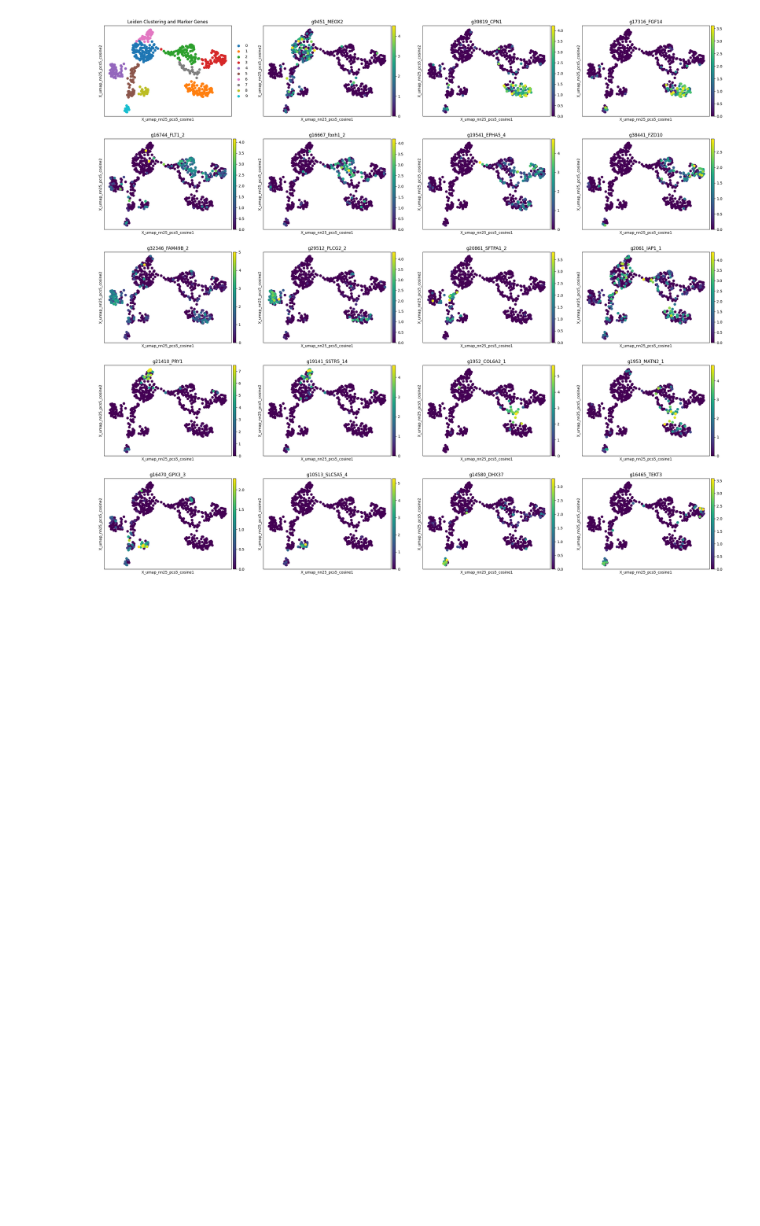
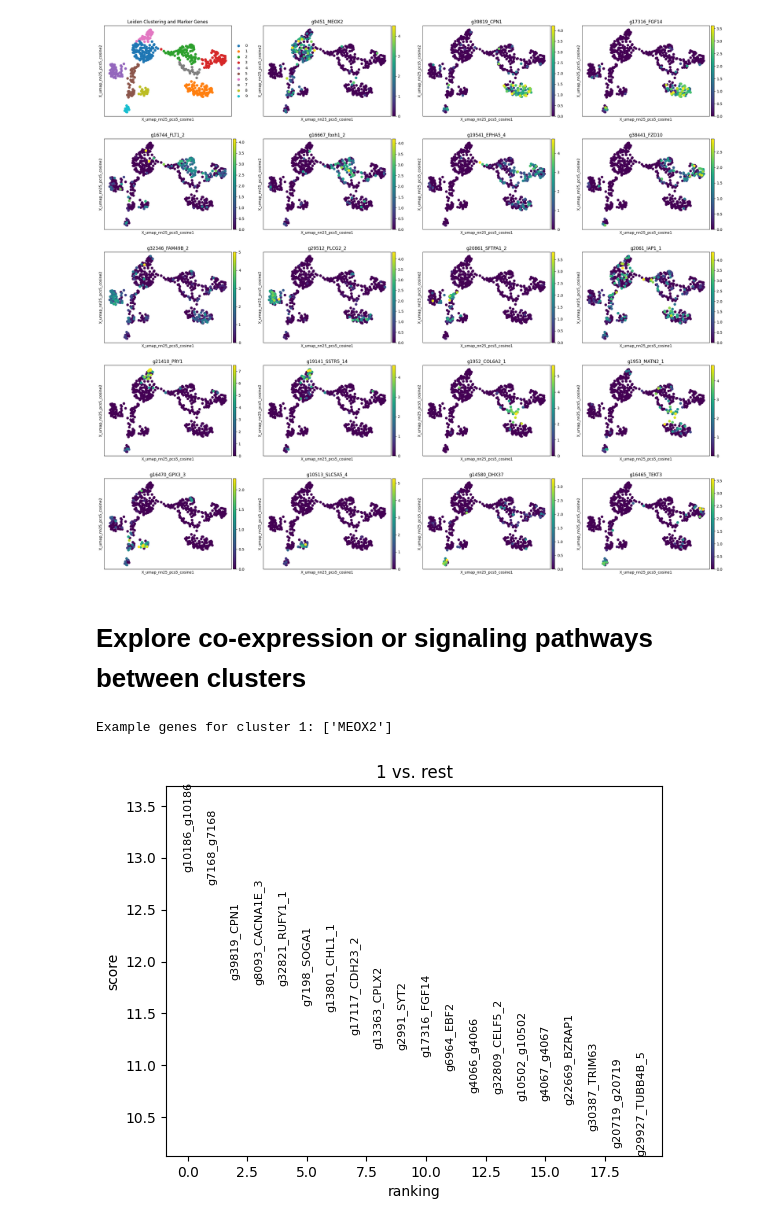
Before and after one commit to ateferos77/Butryllus_Brain_scRNAseq, a Jupyter notebook: Botryllus_dataset2_Base.ipynb, the cells around one changed output. Saved outputs shown, nothing was run; the diff lists cells and outputs as text; code cells hidden in the pictures; blank space fills up the shorter version.

```diff
--- a/Botryllus_dataset2_Base.ipynb
+++ b/Botryllus_dataset2_Base.ipynb
@@ -1265,3 +1271,22 @@ WARNING: The title list is shorter than the number of panels. Using 'color' valu
 WARNING: The title list is shorter than the number of panels. Using 'color' value instead for some plots.
 WARNING: The title list is shorter than the number of panels. Using 'color' value instead for some plots.
 [figure]
+# %% [markdown]
+# Explore co-expression or signaling pathways between clusters
+# %%
+marker_df = df
+# Create dict: cluster -> list of marker genes
+cluster_gene_dict = marker_df.groupby('max_cluster')['gene_name'].apply(list).to_dict()
+
+# Check example genes for cluster 1
+print(f"Example genes for cluster 1: {cluster_gene_dict.get('0', [])[:10]}")
+# %% [output]
+Example genes for cluster 1: ['MEOX2']
+# %%
+# Run differential expression (Wilcoxon test by default)
+sc.tl.rank_genes_groups(adata, groupby=cluster_key, method='wilcoxon', n_genes=100)
+
+# View results for cluster '1'
+sc.pl.rank_genes_groups(adata, groups=['1'], n_genes=20, sharey=False)
+# %% [output]
+[figure, added]
```
Also changed, not shown: parts of 15 cells of this notebook.
